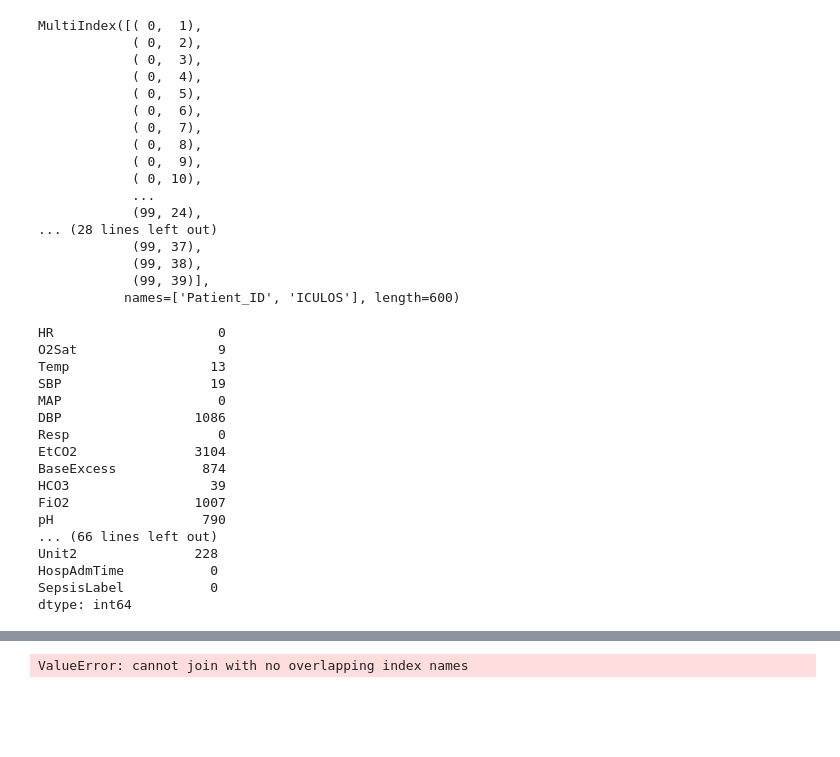
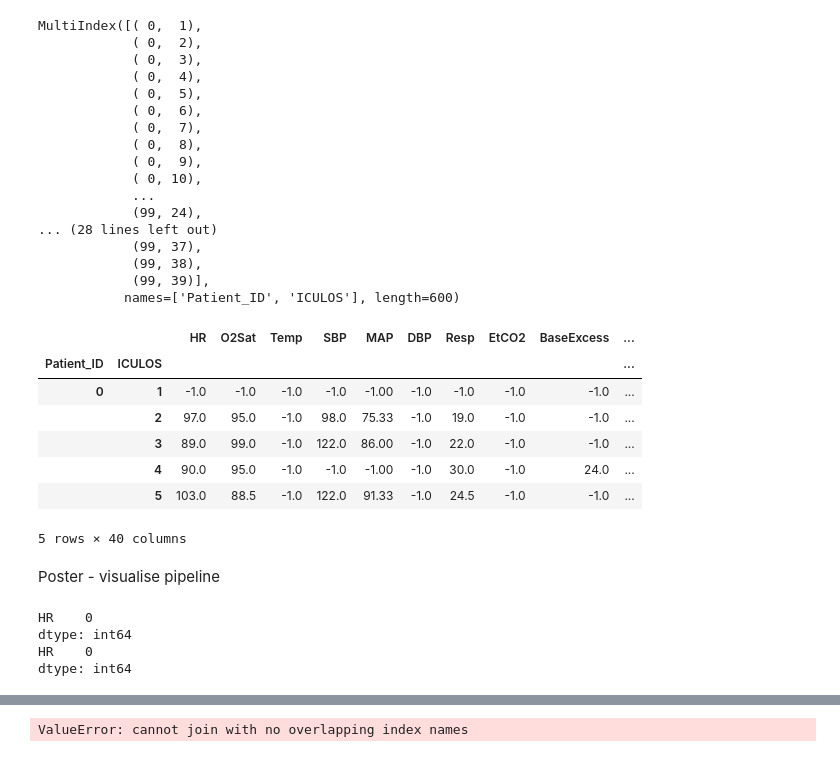
Before and after one commit to emsyoungg/sepsis_forecasting, a Jupyter notebook: Main.ipynb, the cells around one changed output, grey strips where cells are left out. Drawn from its saved outputs; the diff is of its cells as text; code cells hidden in the pictures; blank space fills up the shorter version.

```diff
--- a/Main.ipynb
+++ b/Main.ipynb
@@ -9,10 +9,14 @@ warnings.simplefilter(action='ignore', category=FutureWarning)
 warnings.simplefilter(action='ignore', category=ValueWarning)
 # %%
 loader = loadDataForSKtime.PatientTimeSeriesLoader(
-    "C:/Users/emily/Documents/DissertationProject/training/training_setA_csv")
+    "C:/Users/emily/Documents/DissertationProject/training/training_setA_csv", ['HR'])
 sktime_df = loader.load_data()
 train_data, test_data = loader.split_train_test(sktime_df)
+
+train_data.head()
+
 train_data_sub, test_data_sub = loader.subset_data(train_data, test_data, max_patient_id=100)
+## pickle the data
 # %% [output]
 MultiIndex([( 0,  1),
             ( 0,  2),
@@ -31,24 +35,24 @@ MultiIndex([( 0,  1),
             (99, 38),
             (99, 39)],
            names=['Patient_ID', 'ICULOS'], length=600)
+# %%
+train_data_sub.head()
+# %% [output]
+|  |  | HR | O2Sat | Temp | SBP | MAP | DBP | Resp | EtCO2 | BaseExcess | ... |
+| Patient_ID | ICULOS |  |  |  |  |  |  |  |  |  | ... |
+| 0 | 1 | -1.0 | -1.0 | -1.0 | -1.0 | -1.00 | -1.0 | -1.0 | -1.0 | -1.0 | ... |
+|  | 2 | 97.0 | 95.0 | -1.0 | 98.0 | 75.33 | -1.0 | 19.0 | -1.0 | -1.0 | ... |
+|  | 3 | 89.0 | 99.0 | -1.0 | 122.0 | 86.00 | -1.0 | 22.0 | -1.0 | -1.0 | ... |
+|  | 4 | 90.0 | 95.0 | -1.0 | -1.0 | -1.00 | -1.0 | 30.0 | -1.0 | 24.0 | ... |
+|  | 5 | 103.0 | 88.5 | -1.0 | 122.0 | 91.33 | -1.0 | 24.5 | -1.0 | -1.0 | ... |
+5 rows × 40 columns
+# %% [markdown]
+Poster - visualise pipeline
 # %%
 print(train_data_sub.isna().sum())
 print(test_data_sub.isna().sum())
 # %% [output]
-HR                     0
-O2Sat                  9
-Temp                  13
-SBP                   19
-MAP                    0
-DBP                 1086
-Resp                   0
-EtCO2               3104
-BaseExcess           874
-HCO3                  39
-FiO2                1007
-pH                   790
-... (66 lines left out)
-Unit2               228
-HospAdmTime           0
-SepsisLabel           0
+HR    0
 dtype: int64
+HR    0
+dtype: int64
```
Also changed, not shown: parts of 4 cells of this notebook, 3 other files.
